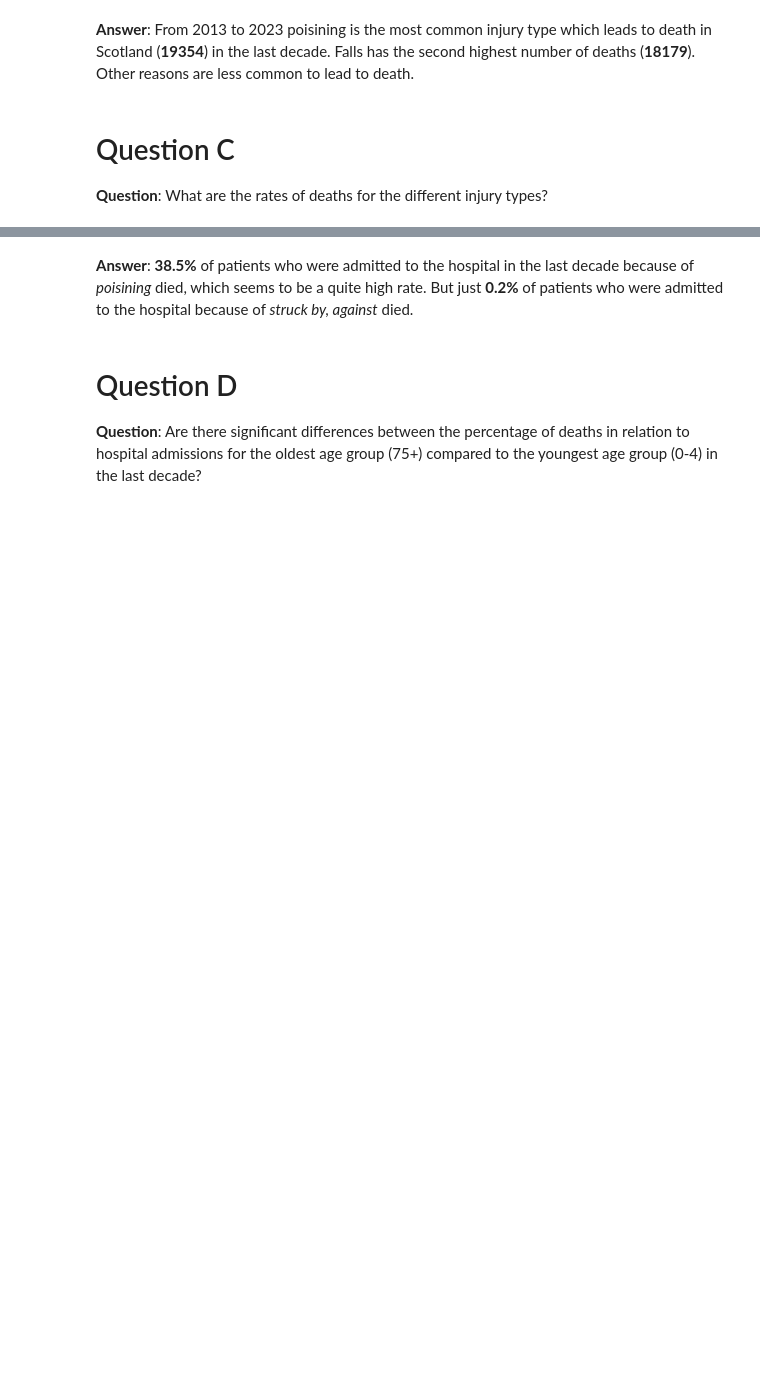
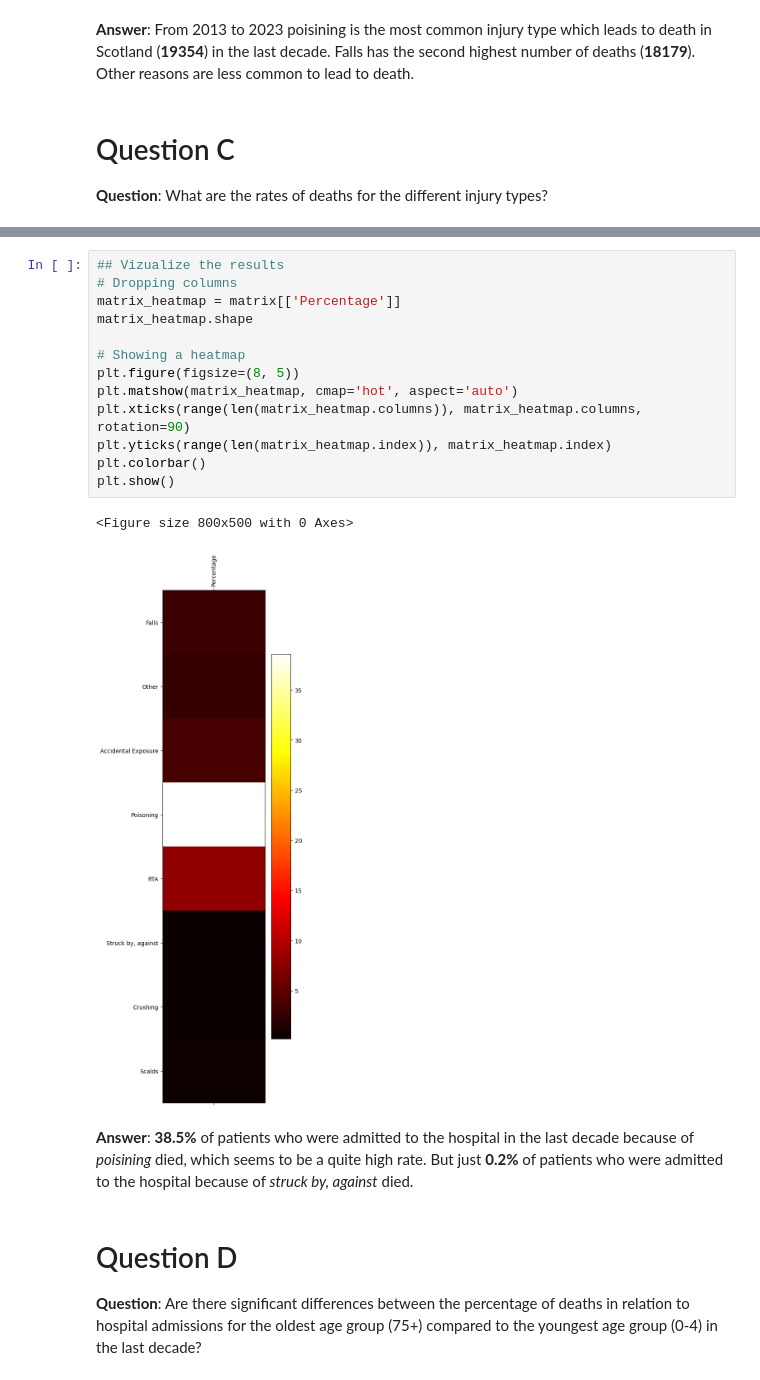
Before and after one commit to DrBenjamin/Applied-Software-Development-in-Health-and-Social-Care, a Jupyter notebook: 3_1_Task_to_present_next_week/Week 3 Task - Unintentional Injuries Dataset v2.1.ipynb, the cells around one changed output, grey strips where cells are left out. Drawn from its saved outputs; the diff is of its cells as text; blank space fills up the shorter version.

Commit message:
added heatmap

```diff
--- a/3_1_Task_to_present_next_week/Week 3 Task - Unintentional Injuries Dataset v2.1.ipynb
+++ b/3_1_Task_to_present_next_week/Week 3 Task - Unintentional Injuries Dataset v2.1.ipynb
@@ -340,8 +341,24 @@ matrix.sort_values(by=['DeathRate', 'Percentage'], ascending = False)
 | Scalds | 5713 | 28 | 0.004901 | 0.49011 |
 | Crushing | 12569 | 28 | 0.002228 | 0.22277 |
 | Struck by, against | 28478 | 55 | 0.001931 | 0.193132 |
-# %% [markdown]
-**Answer**: **38.5%** of patients who were admitted to the hospital in the last decade because of *poisining* died, which seems to be a quite high rate. But just **0.2%** of patients who were admitted to the hospital because of *struck by, against* died.
+# %%
+## Vizualize the results
+# Dropping columns
+matrix_heatmap = matrix[['Percentage']]
+matrix_heatmap.shape
+
+# Showing a heatmap
+plt.figure(figsize=(8, 5))
+plt.matshow(matrix_heatmap, cmap='hot', aspect='auto')
+plt.xticks(range(len(matrix_heatmap.columns)), matrix_heatmap.columns, rotation=90)
+plt.yticks(range(len(matrix_heatmap.index)), matrix_heatmap.index)
+plt.colorbar()
+plt.show()
+# %% [output]
+<Figure size 800x500 with 0 Axes>
+[figure, added]
+# %% [markdown]
+**Answer**: **38.5%** of patients who were admitted to the hospital in the last decade because of *poisining* died, which seems to be a quite high rate. But just **0.2%** of patients who were admitted to the hospital because of *struck by, against* died.
 # %% [markdown]
 # Question D
 
```
Also changed, not shown: parts of 6 cells of this notebook.
